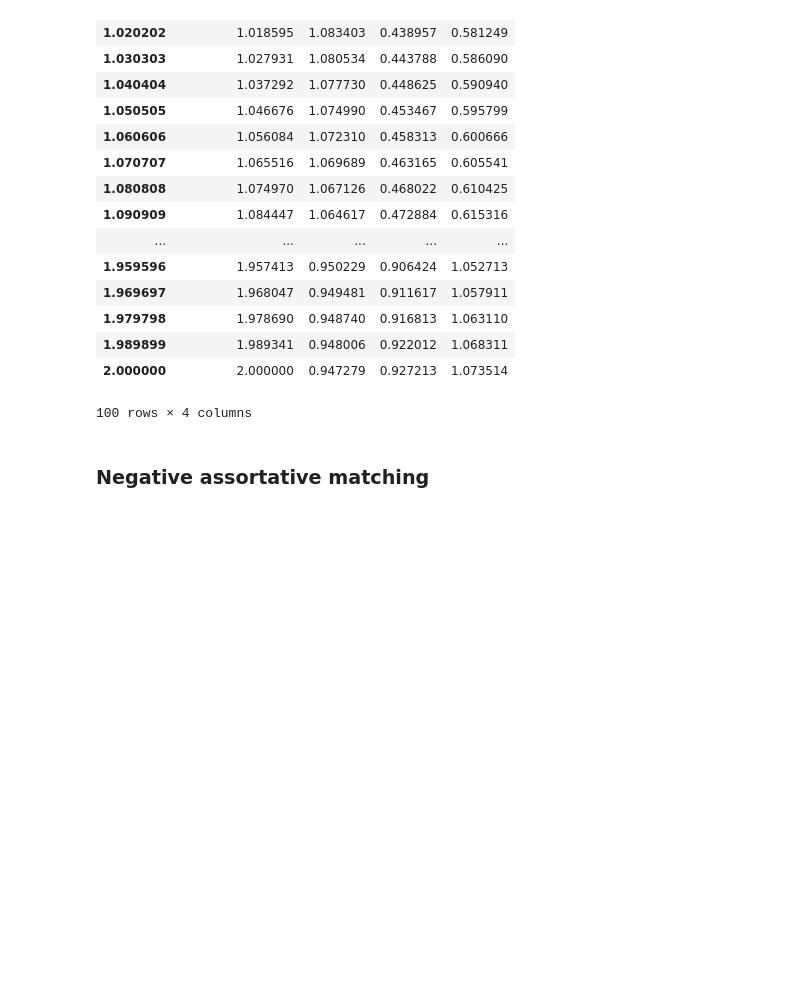
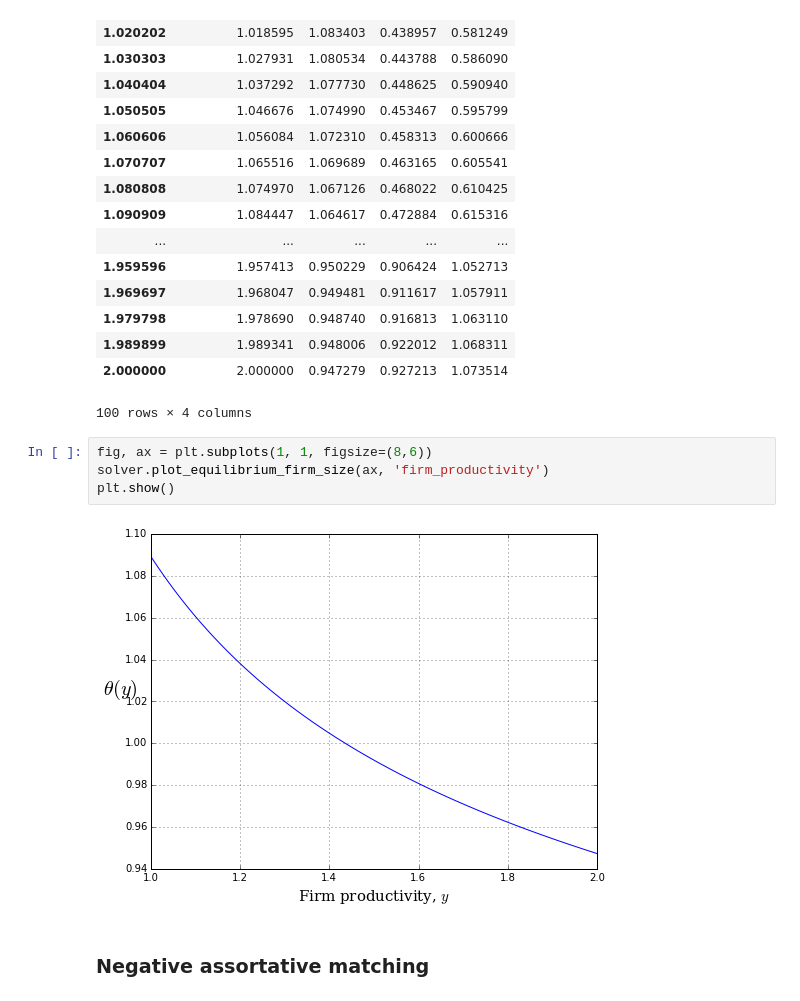
Before and after one commit to davidrpugh/assortative-matching-large-firms, a Jupyter notebook: examples.ipynb, the cells around one changed output. Cells and saved outputs as stored; diff of their text form; blank space fills up the shorter version.

Commit message:
Example of porting over a plotting method from eeckhoutKircher2013.py

```diff
--- a/examples.ipynb
+++ b/examples.ipynb
@@ -129,6 +113,12 @@ solver.solution
 | 1.989899 | 1.989341 | 0.948006 | 0.922012 | 1.068311 |
 | 2.000000 | 2.000000 | 0.947279 | 0.927213 | 1.073514 |
 100 rows × 4 columns
+# %%
+fig, ax = plt.subplots(1, 1, figsize=(8,6))
+solver.plot_equilibrium_firm_size(ax, 'firm_productivity')
+plt.show()
+# %% [output]
+[figure, added]
 # %% [markdown]
 ### Negative assortative matching
 # %%
```
Also changed, not shown: parts of 1 cell of this notebook, 2 other files.
